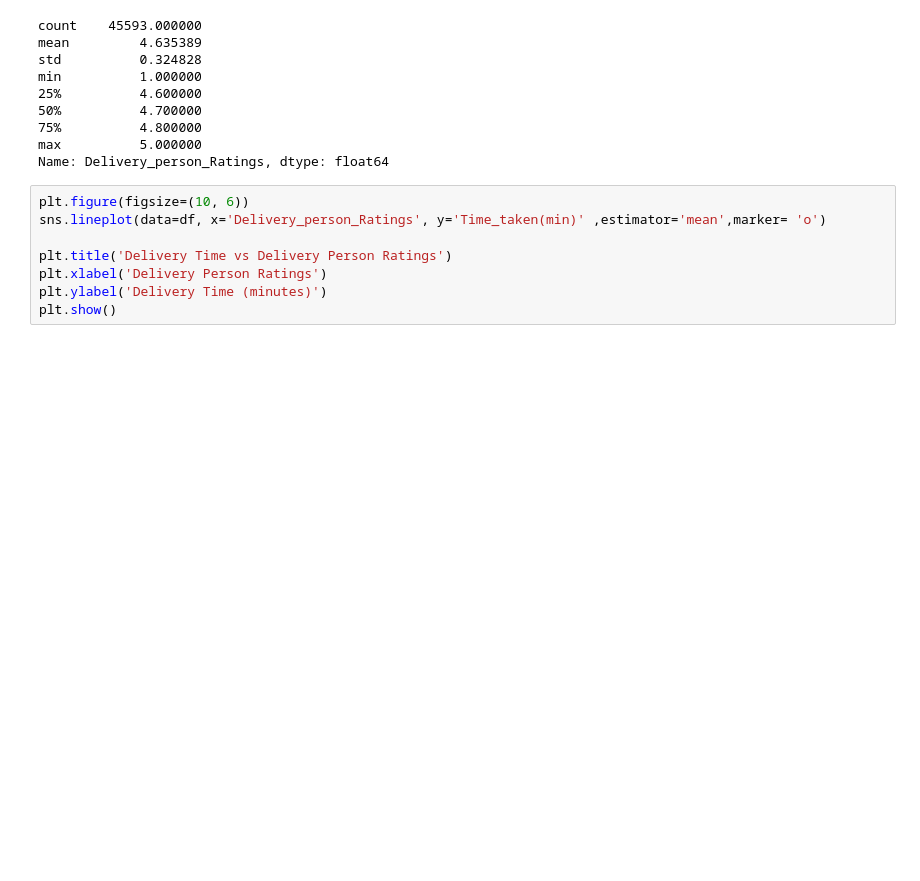
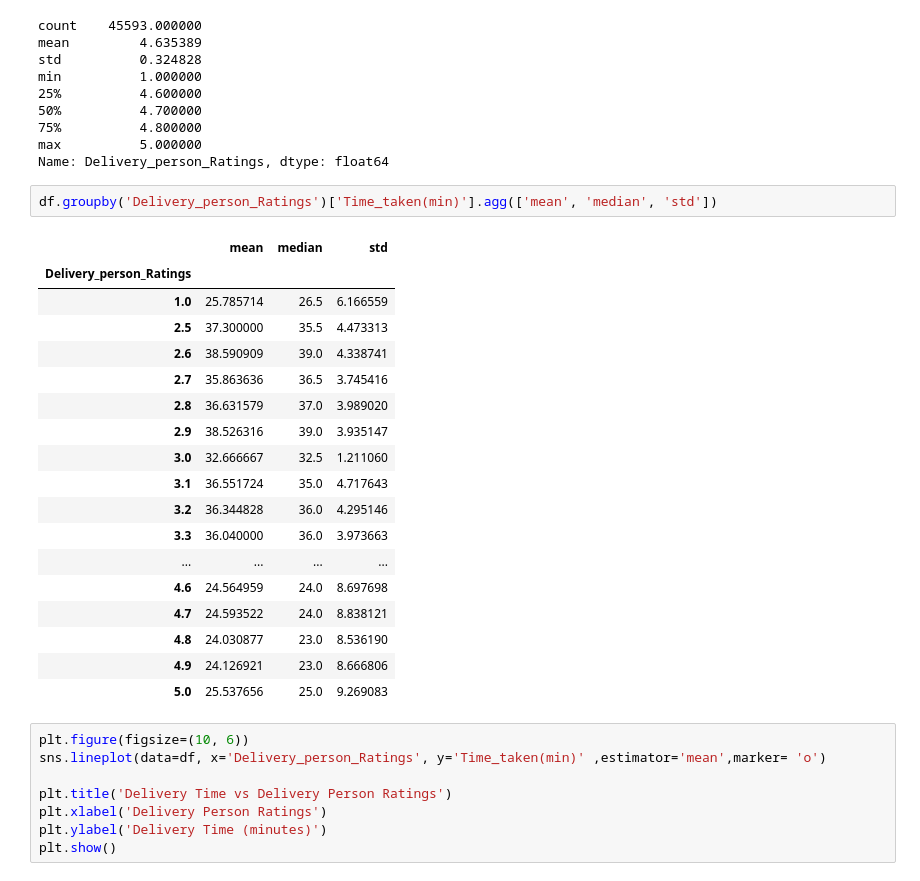
Before and after one commit to anurag-dev89/DeliverEase, a Jupyter notebook: notebooks/DeliverEase.ipynb, the cells around one changed output. Drawn from its saved outputs; the diff is of its cells as text; blank space fills up the shorter version.

```diff
--- a/notebooks/DeliverEase.ipynb
+++ b/notebooks/DeliverEase.ipynb
@@ -718,6 +718,27 @@ min          1.000000
 75%          4.800000
 max          5.000000
 Name: Delivery_person_Ratings, dtype: float64
+# %%
+df.groupby('Delivery_person_Ratings')['Time_taken(min)'].agg(['mean', 'median', 'std'])
+# %% [output]
+|  | mean | median | std |
+| Delivery_person_Ratings |  |  |  |
+| 1.0 | 25.785714 | 26.5 | 6.166559 |
+| 2.5 | 37.300000 | 35.5 | 4.473313 |
+| 2.6 | 38.590909 | 39.0 | 4.338741 |
+| 2.7 | 35.863636 | 36.5 | 3.745416 |
+| 2.8 | 36.631579 | 37.0 | 3.989020 |
+| 2.9 | 38.526316 | 39.0 | 3.935147 |
+| 3.0 | 32.666667 | 32.5 | 1.211060 |
+| 3.1 | 36.551724 | 35.0 | 4.717643 |
+| 3.2 | 36.344828 | 36.0 | 4.295146 |
+| 3.3 | 36.040000 | 36.0 | 3.973663 |
+| ... | ... | ... | ... |
+| 4.6 | 24.564959 | 24.0 | 8.697698 |
+| 4.7 | 24.593522 | 24.0 | 8.838121 |
+| 4.8 | 24.030877 | 23.0 | 8.536190 |
+| 4.9 | 24.126921 | 23.0 | 8.666806 |
+| 5.0 | 25.537656 | 25.0 | 9.269083 |
 # %%
 plt.figure(figsize=(10, 6))
 sns.lineplot(data=df, x='Delivery_person_Ratings', y='Time_taken(min)' ,estimator='mean',marker= 'o')
```
Also changed, not shown: parts of 38 cells of this notebook.
